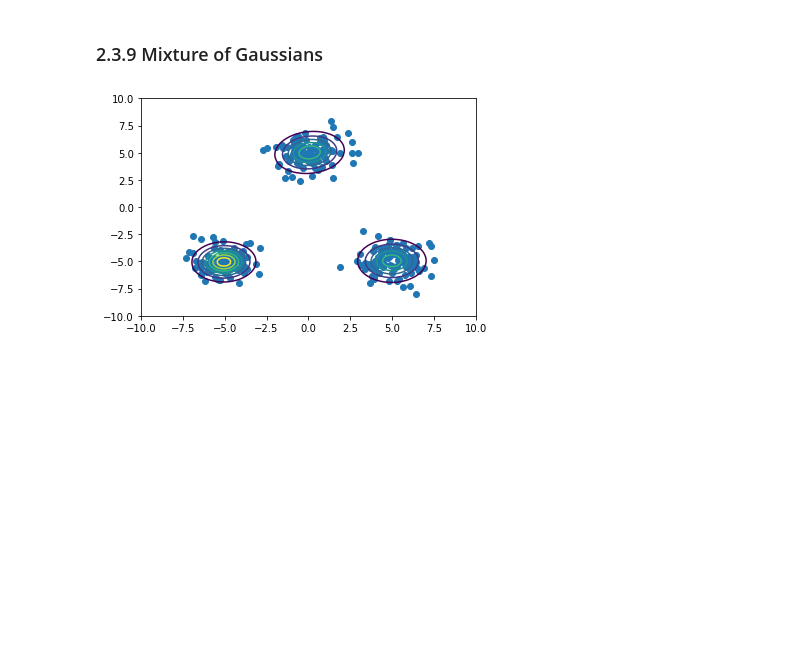
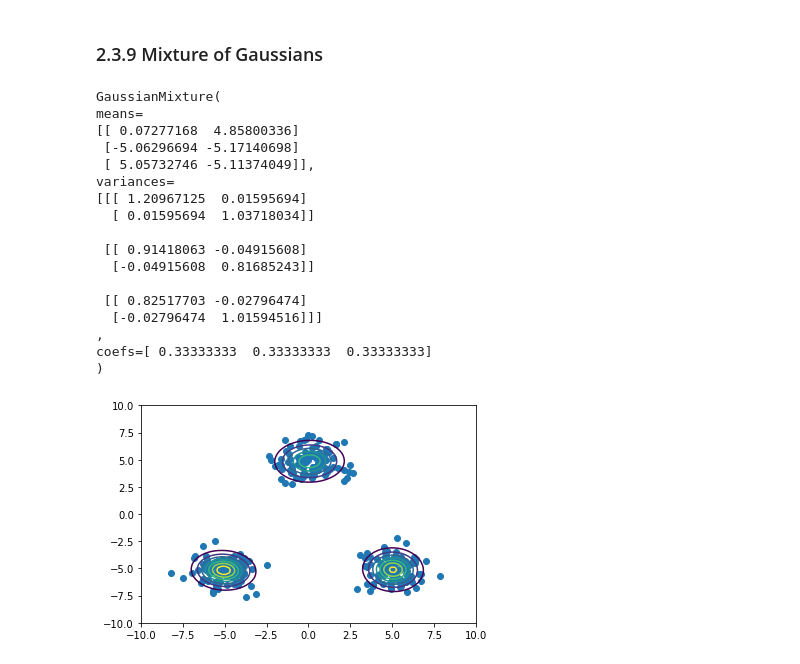
Before and after one commit to ctgk/PRML, a Jupyter notebook: notebooks/ch02_Probability_Distributions.ipynb, the cells around one changed output. Saved outputs shown, nothing was run; the diff lists cells and outputs as text; code cells hidden in the pictures; blank space fills up the shorter version.

```diff
--- a/notebooks/ch02_Probability_Distributions.ipynb
+++ b/notebooks/ch02_Probability_Distributions.ipynb
@@ -97,23 +240,41 @@ plt.show()
 # %%
 x1 = np.random.normal(size=(100, 2))
 x1 += np.array([-5, -5])
 x2 = np.random.normal(size=(100, 2))
 x2 += np.array([5, -5])
 x3 = np.random.normal(size=(100, 2))
 x3 += np.array([0, 5])
 X = np.vstack((x1, x2, x3))
 
-model = GaussianMixtureDistribution(n_components=3)
-model.fit(X, iter_max=100)
+model = GaussianMixture(n_components=3)
+model.ml(X)
+print(model)
 
 x_test, y_test = np.meshgrid(np.linspace(-10, 10, 100), np.linspace(-10, 10, 100))
 X_test = np.array([x_test, y_test]).reshape(2, -1).transpose()
 probs = model.proba(X_test)
 Probs = probs.reshape(100, 100)
 plt.scatter(X[:, 0], X[:, 1])
 plt.contour(x_test, y_test, Probs)
 plt.xlim(-10, 10)
 plt.ylim(-10, 10)
 plt.show()
 # %% [output]
+GaussianMixture(
+means=
+[[ 0.07277168  4.85800336]
+ [-5.06296694 -5.17140698]
+ [ 5.05732746 -5.11374049]],
+variances=
+[[[ 1.20967125  0.01595694]
+  [ 0.01595694  1.03718034]]
+
+ [[ 0.91418063 -0.04915608]
+  [-0.04915608  0.81685243]]
+
+ [[ 0.82517703 -0.02796474]
+  [-0.02796474  1.01594516]]]
+,
+coefs=[ 0.33333333  0.33333333  0.33333333]
+)
-[figure, old version]
+[figure, new version]
```
Also changed, not shown: parts of 19 cells of this notebook, 34 other files.
